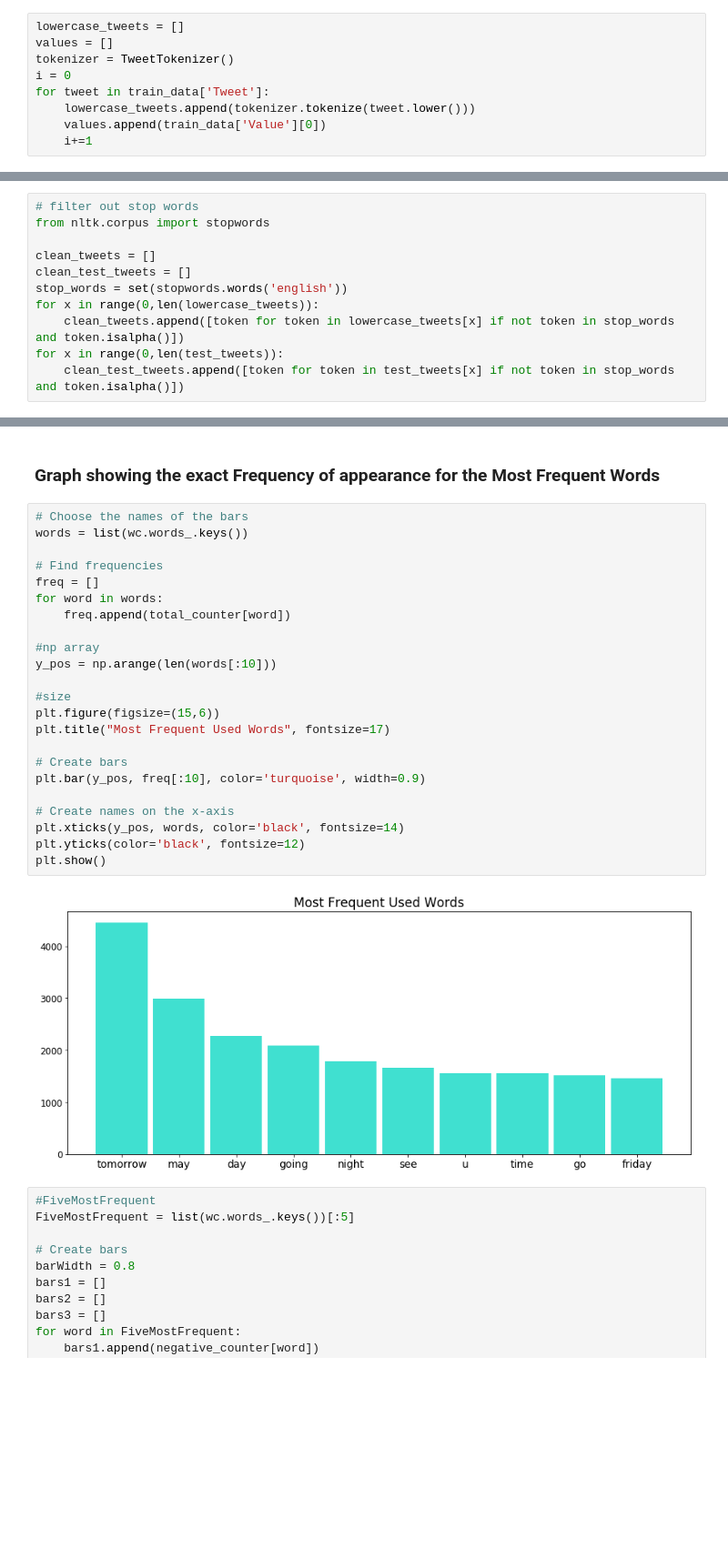
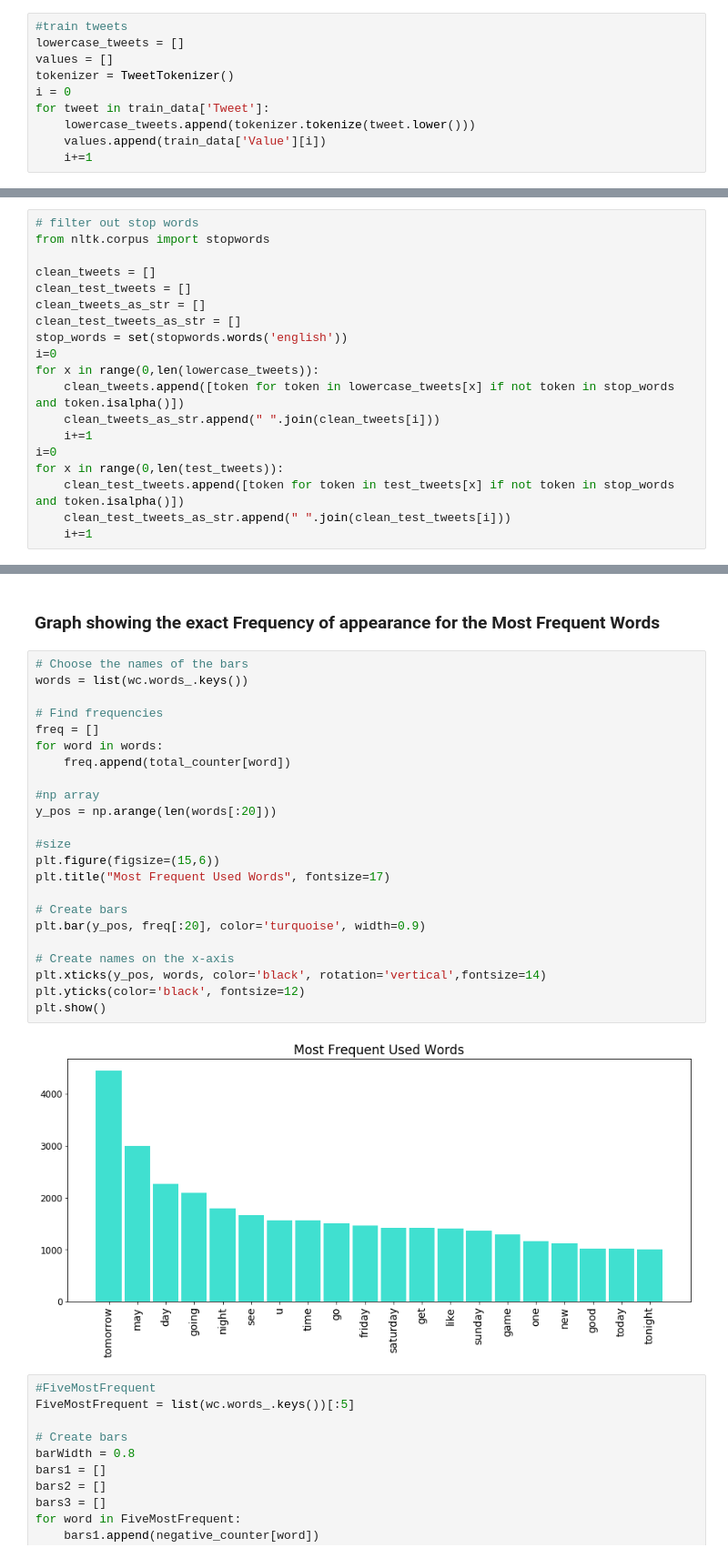
Before and after one commit to Fanarosss/Sentiment-Analysis-on-Tweets, a Jupyter notebook: Project1.ipynb, the cells around one changed output, grey strips where cells are left out. Shown at 91% size. Drawn from its saved outputs; the diff is of its cells as text; blank space fills up the shorter version.

```diff
--- a/Project1.ipynb
+++ b/Project1.ipynb
@@ -94,12 +96,13 @@ train_data.head()
 # %% [markdown]
 <p><b>4)</b> Tokenize tweets and convert them to lowercase </p>
 # %%
+#train tweets
 lowercase_tweets = []
 values = []
 tokenizer = TweetTokenizer()
 i = 0
 for tweet in train_data['Tweet']:
     lowercase_tweets.append(tokenizer.tokenize(tweet.lower()))
-    values.append(train_data['Value'][0])
+    values.append(train_data['Value'][i])
     i+=1
 # %%
@@ -135,11 +139,19 @@ from nltk.corpus import stopwords
 
 clean_tweets = []
 clean_test_tweets = []
+clean_tweets_as_str = []
+clean_test_tweets_as_str = []
 stop_words = set(stopwords.words('english'))
+i=0
 for x in range(0,len(lowercase_tweets)):
     clean_tweets.append([token for token in lowercase_tweets[x] if not token in stop_words and token.isalpha()])
+    clean_tweets_as_str.append(" ".join(clean_tweets[i]))
+    i+=1
+i=0
 for x in range(0,len(test_tweets)):
     clean_test_tweets.append([token for token in test_tweets[x] if not token in stop_words and token.isalpha()])
+    clean_test_tweets_as_str.append(" ".join(clean_test_tweets[i]))
+    i+=1
 # %% [markdown]
 <p><b>6)</b> Stemming two vectors.
     <ol>
@@ -212,28 +224,28 @@ plt.show()
 # %%
 # Choose the names of the bars
 words = list(wc.words_.keys())
 
 # Find frequencies
 freq = []
 for word in words:
     freq.append(total_counter[word])
 
 #np array
-y_pos = np.arange(len(words[:10]))
+y_pos = np.arange(len(words[:20]))
 
 #size
 plt.figure(figsize=(15,6))
 plt.title("Most Frequent Used Words", fontsize=17)
 
 # Create bars
-plt.bar(y_pos, freq[:10], color='turquoise', width=0.9)
+plt.bar(y_pos, freq[:20], color='turquoise', width=0.9)
 
 # Create names on the x-axis
-plt.xticks(y_pos, words, color='black', fontsize=14)
+plt.xticks(y_pos, words, color='black', rotation='vertical',fontsize=14)
 plt.yticks(color='black', fontsize=12)
 plt.show()
 # %% [output]
-[figure, old version]
+[figure, new version]
 # %%
 #FiveMostFrequent
 FiveMostFrequent = list(wc.words_.keys())[:5]
```
Also changed, not shown: parts of 80 cells of this notebook.
